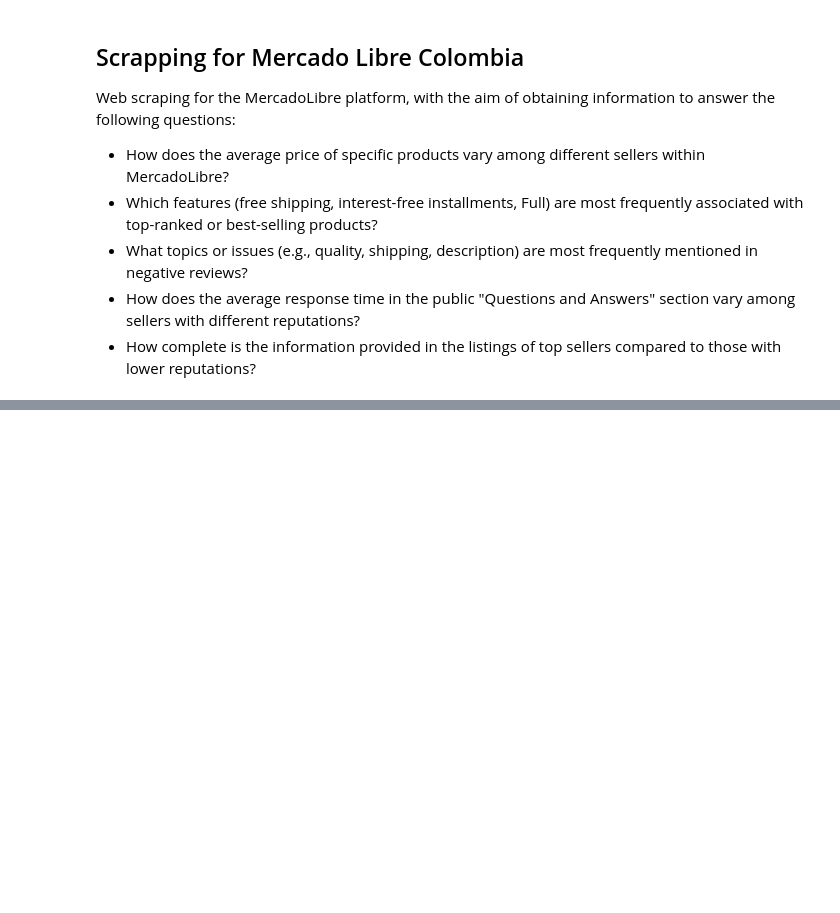
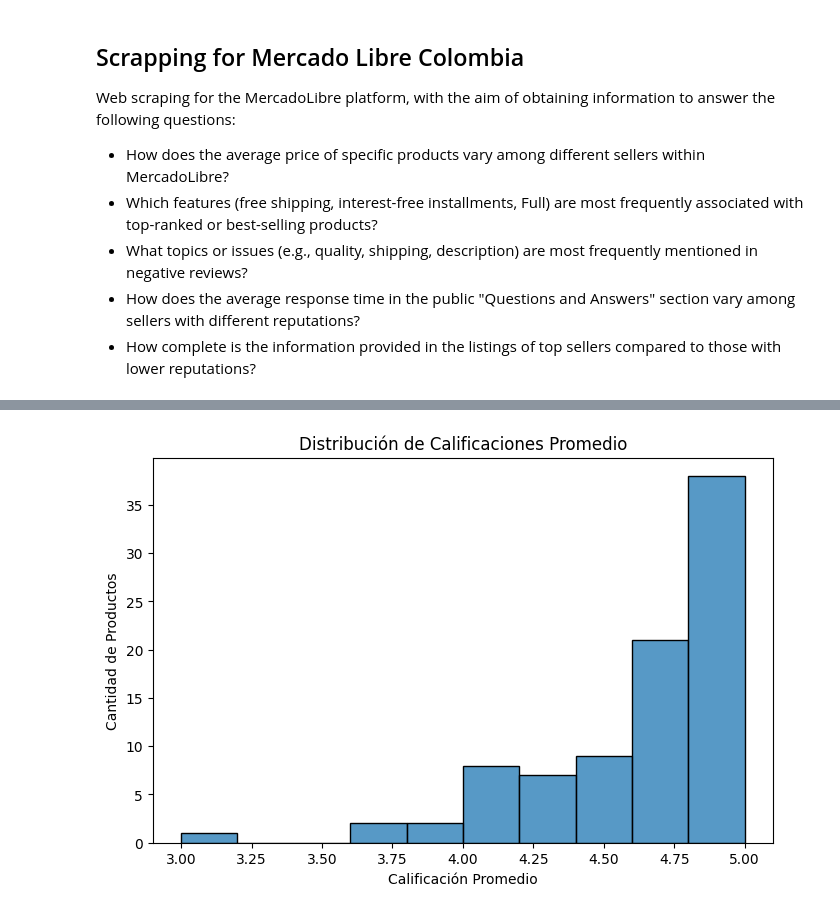
Before and after one commit to EngJuanSER/ScrappingML, a Jupyter notebook: Scrapping.ipynb, the cells around one changed output, grey strips where cells are left out. Cells and saved outputs as stored; diff of their text form; code cells hidden in the pictures; blank space fills up the shorter version.

```diff
--- a/Scrapping.ipynb
+++ b/Scrapping.ipynb
@@ -183,0 +218,12 @@ df.to_csv(f"data_{product_name}.csv")
+# %%
+# Distribución de calificaciones promedio
+plt.figure(figsize=(8,5))
+# Convertir avg_rating a número
+df['avg_rating_num'] = pd.to_numeric(df['avg_rating'], errors='coerce')
+sns.histplot(df['avg_rating_num'], bins=10, kde=False)
+plt.title('Distribución de Calificaciones Promedio')
+plt.xlabel('Calificación Promedio')
+plt.ylabel('Cantidad de Productos')
+plt.show()
+# %% [output]
+[figure, added]
```
Also changed, not shown: parts of 12 cells of this notebook, 4 other files.
